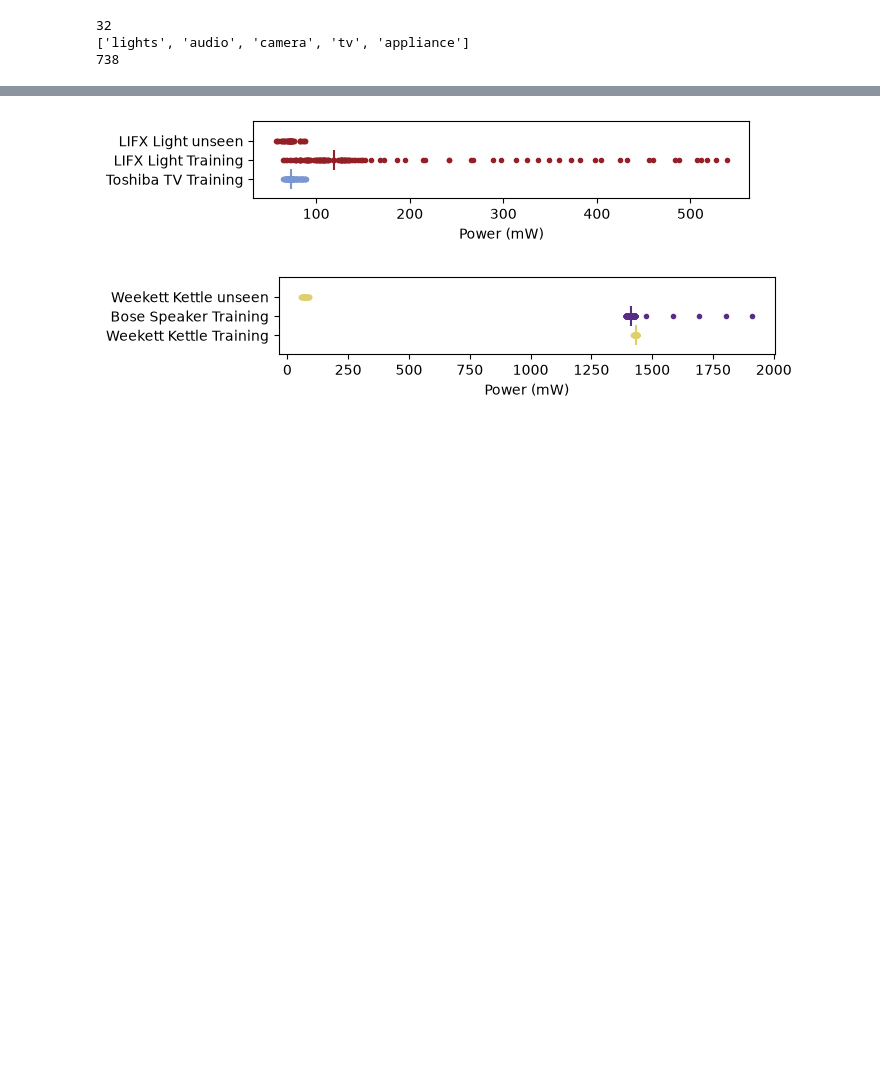
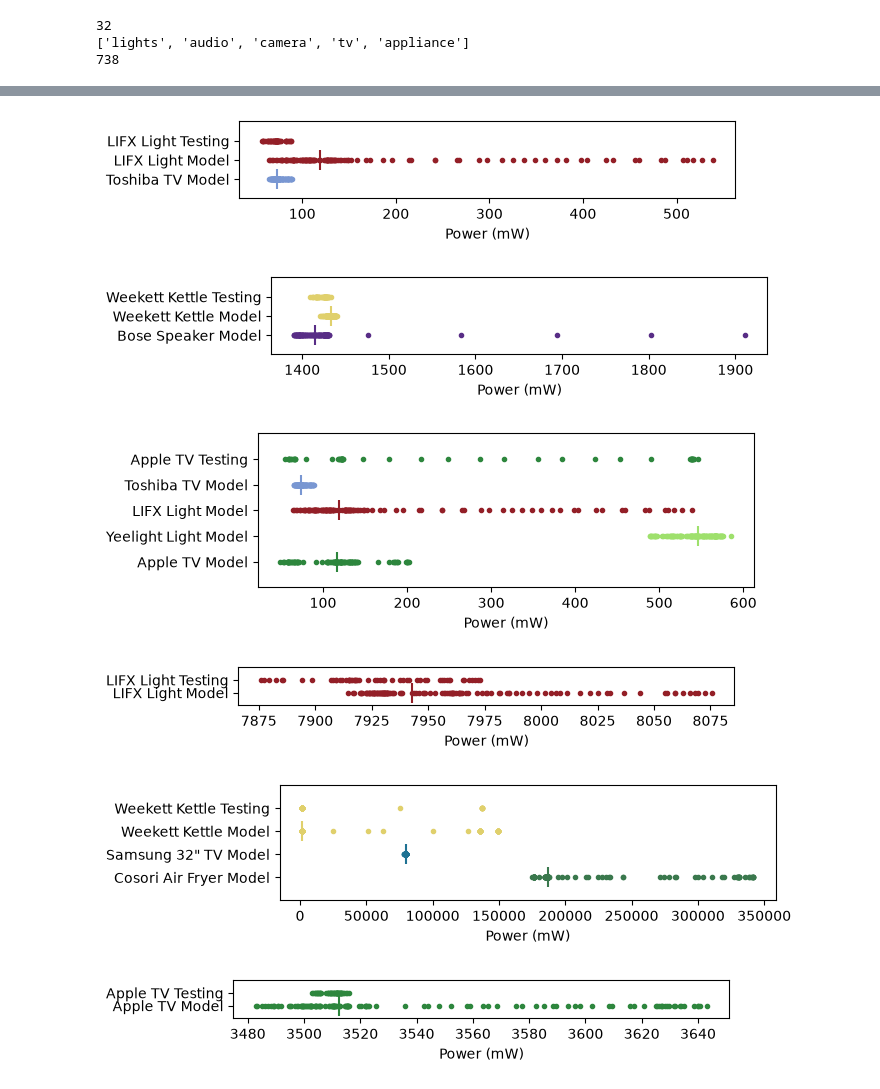
Before and after one commit to JackRobbers/thesis, a Jupyter notebook: analysis.ipynb, the cells around one changed output, grey strips where cells are left out. Cells and saved outputs as stored; diff of their text form; code cells hidden in the pictures; blank space fills up the shorter version.

Commit message:
bugs fixed in confusion graph and 2d metrics

```diff
--- a/analysis.ipynb
+++ b/analysis.ipynb
@@ -798,53 +255,68 @@ graph_confusion_matrix(active)
 # lifx = all.devices[2]
 
 
-def plot_confusion(device_name):
-    main_device = [device for device in all.devices if device.dir_name == device_name][
+def plot_confusion(exp: Experiment, device_name):
+    if len(exp.metrics) > 1:
+        raise ValueError
+    main_device = [device for device in exp.devices if device.dir_name == device_name][
         0
     ]
-    devices = list(all.classes[main_device].keys())
+    main_data = [data for data in exp.data if data.device.dir_name == device_name][0]
+    devices = list(exp.classes[main_device].keys())
     if main_device not in devices:
         devices = [main_device] + devices
-    indexes = [all.devices.index(device) for device in devices]
+    indexes = [exp.devices.index(device) for device in devices]
     fig, ax = plt.subplots()
     n = len(devices)
 
-    testing = compute_profile(all, all.data[2].testing)[all.metric]
+    testing = compute_profile(exp, main_data.testing)
     for point in testing:
-        ax.scatter(point, n, c=main_device.colour, marker=".")
+        ax.scatter(point[exp.metrics[0]], n, c=main_device.colour, marker=".")
     for i, (index, device) in enumerate(zip(indexes, devices)):
-        data = all.data[index]
-        training = compute_profile(all, data.training)[all.metric]
+        data = exp.data[index]
+        training = compute_profile(exp, data.training)
 
         # plot the training
         # TODO plot the median
+        points = []
         for point in training:
-            ax.scatter(point, n - i - 1, c=device.colour, marker=".")
-        ax.scatter(np.median(training), n - i - 1, marker="|", s=200, c=device.colour)
+            actual_point = point[exp.metrics[0]]
+            ax.scatter(actual_point, n - i - 1, c=device.colour, marker=".")
+            points.append(actual_point)
+        ax.scatter(np.median(points), n - i - 1, marker="|", s=200, c=device.colour)
 
         # ax.scatter(point, 1, marker=".")
     ax.set_ylim((-1, n + 1))
     ax.set_yticks(
         range(n + 1),
-        labels=[f"{device.name()} {"Training"}" for device in devices[::-1]]
-        + [f"{main_device.name()} unseen"],
+        labels=[f"{device.name()} {"Model"}" for device in devices[::-1]]
+        + [f"{main_device.name()} Testing"],
     )
 
     # ax.set_yticks(
     #     range(n),
     #     labels=[
     #         f"{device.name()}"
     #         for device in devices[::-1]
     #         # for type in ["unseen", "training"]
     #     ],
     # )
     ax.set_xlabel("Power (mW)")
     fig.set_figheight(n / 2)
 
 
-plot_confusion("lifx")
-plot_confusion("weekett")
+plot_confusion(idle, "lifx")
+plot_confusion(idle, "weekett")
+plot_confusion(idle, "appletv")
+plot_confusion(active, "lifx")
+plot_confusion(active, "weekett")
+plot_confusion(active, "appletv")
+# mode to plot overlapping distributions
 plt.show()
 # %% [output]
-[figure, old version]
+[figure, new version]
-[figure, old version]
+[figure, new version]
+[figure, added]
+[figure, added]
+[figure, added]
+[figure, added]
```
Also changed, not shown: parts of 8 cells of this notebook, 4 other files.
